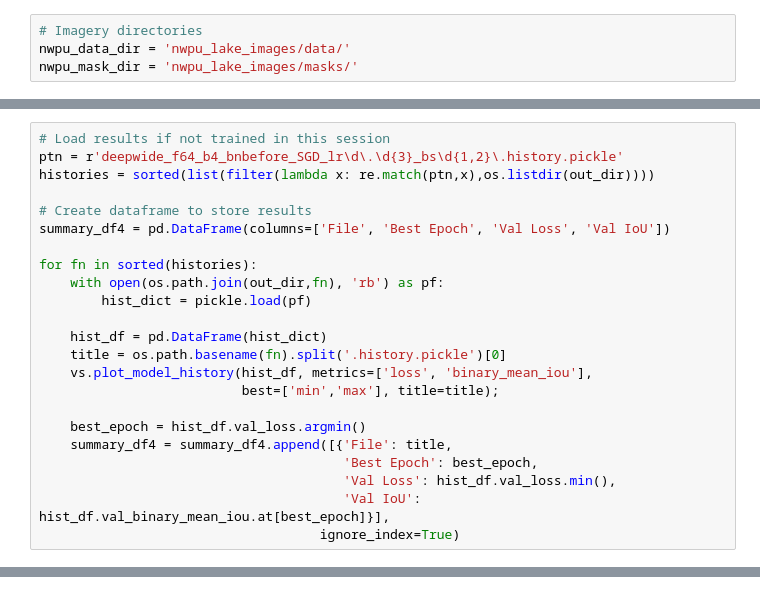
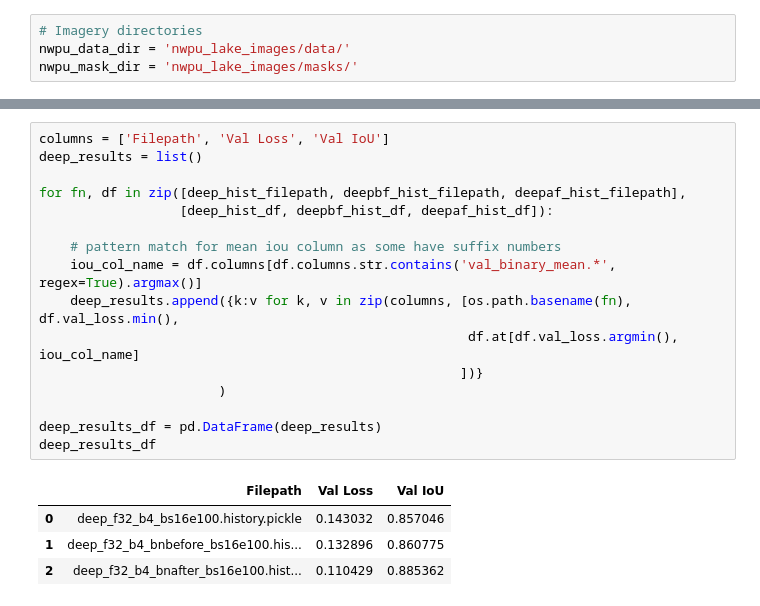
Before and after one commit to a-cass/eo-semantic-segmentation, a Jupyter notebook: nwpu-lakes/nwpu_lakes_segmentation_p7.ipynb, the cells around one changed output, grey strips where cells are left out. Saved outputs shown, nothing was run; the diff lists cells and outputs as text.

```diff
--- a/nwpu-lakes/nwpu_lakes_segmentation_p7.ipynb
+++ b/nwpu-lakes/nwpu_lakes_segmentation_p7.ipynb
@@ -672,23 +33,0 @@ for bs in batch_sizes:
-# %%
-# Load results if not trained in this session
-ptn = r'deepwide_f64_b4_bnbefore_SGD_lr\d\.\d{3}_bs\d{1,2}\.history.pickle'
-histories = sorted(list(filter(lambda x: re.match(ptn,x),os.listdir(out_dir))))
-
-# Create dataframe to store results
-summary_df4 = pd.DataFrame(columns=['File', 'Best Epoch', 'Val Loss', 'Val IoU'])
-
-for fn in sorted(histories):
-    with open(os.path.join(out_dir,fn), 'rb') as pf:
-        hist_dict = pickle.load(pf)
-
-    hist_df = pd.DataFrame(hist_dict)
-    title = os.path.basename(fn).split('.history.pickle')[0]
-    vs.plot_model_history(hist_df, metrics=['loss', 'binary_mean_iou'],
-                          best=['min','max'], title=title);
-
-    best_epoch = hist_df.val_loss.argmin()
-    summary_df4 = summary_df4.append([{'File': title,
-                                       'Best Epoch': best_epoch,
-                                       'Val Loss': hist_df.val_loss.min(),
-                                       'Val IoU': hist_df.val_binary_mean_iou.at[best_epoch]}],
-                                    ignore_index=True)
@@ -757,0 +267,21 @@ Let's see how this model performs on the test data in the final evaluation!
+# %%
+columns = ['Filepath', 'Val Loss', 'Val IoU']
+deep_results = list()
+
+for fn, df in zip([deep_hist_filepath, deepbf_hist_filepath, deepaf_hist_filepath],
+                  [deep_hist_df, deepbf_hist_df, deepaf_hist_df]):
+
+    # pattern match for mean iou column as some have suffix numbers
+    iou_col_name = df.columns[df.columns.str.contains('val_binary_mean.*', regex=True).argmax()]
+    deep_results.append({k:v for k, v in zip(columns, [os.path.basename(fn), df.val_loss.min(),
+                                                       df.at[df.val_loss.argmin(), iou_col_name]
+                                                      ])}
+                       )
+
+deep_results_df = pd.DataFrame(deep_results)
+deep_results_df
+# %% [output]
+|  | Filepath | Val Loss | Val IoU |
+| 0 | deep_f32_b4_bs16e100.history.pickle | 0.143032 | 0.857046 |
+| 1 | deep_f32_b4_bnbefore_bs16e100.his... | 0.132896 | 0.860775 |
+| 2 | deep_f32_b4_bnafter_bs16e100.hist... | 0.110429 | 0.885362 |
```
Also changed, not shown: parts of 60 cells of this notebook, 2 other files.
